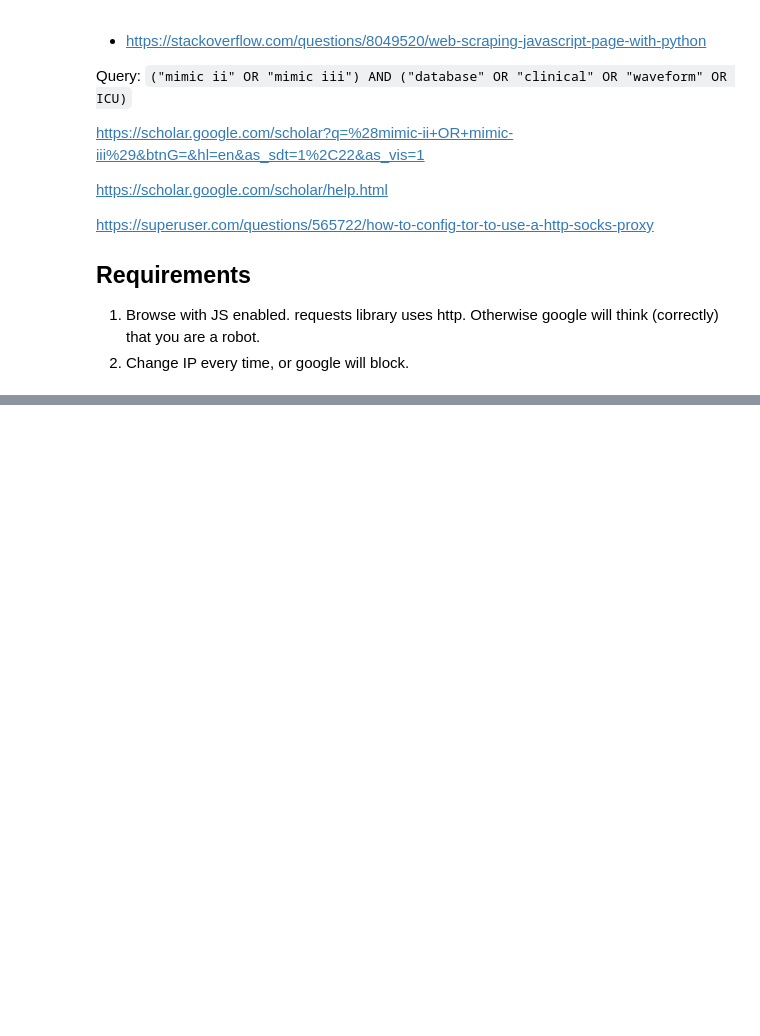
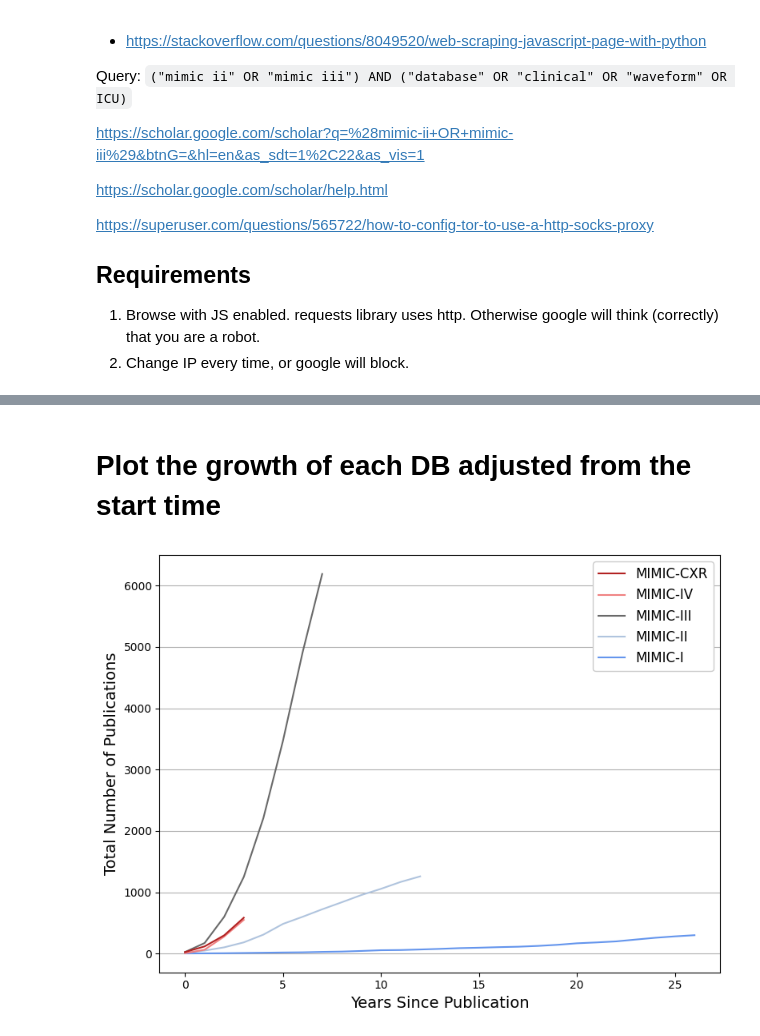
Before and after one commit to MIT-LCP/citation-tracker, a Jupyter notebook: mimic-citations.ipynb, the cells around one changed output, grey strips where cells are left out. Saved outputs shown, nothing was run; the diff lists cells and outputs as text; code cells hidden in the pictures; blank space fills up the shorter version.

```diff
--- a/mimic-citations.ipynb
+++ b/mimic-citations.ipynb
@@ -432,0 +649,39 @@ for i in range(total_results):
+# %% [markdown]
+# Plot the growth of each DB adjusted from the start time
+# %%
+colors = [
+    'cornflowerblue',
+    'lightsteelblue',
+    'dimgray',
+    'lightcoral',
+    'firebrick'
+]
+max_year = 2023
+
+years = [int(y) for y in google_scholar_mimic_pubs[list(google_scholar_mimic_pubs.keys())[0]].keys()]
+db_order = ['mimic-i','mimic-ii','mimic-iii','mimic-iv','mimic-cxr']
+
+plt.figure(figsize=(8,6))
+
+for i,db in enumerate(db_order):
+    for y,v in google_scholar_mimic_pubs[db].items():
+        if v != 0:
+            start_year = int(y)
+            break
+    y_data = [v for y,v in google_scholar_mimic_pubs[db].items() if ((int(y) >= start_year) and (int(y) <= max_year))]
+    y_data = np.cumsum(y_data)
+    x_data = range(len(y_data))
+    plt.plot(x_data, y_data, color=colors[i], label=db.upper())
+
+plt.xlabel('Years Since Publication', fontsize=14)
+plt.ylabel('Total Number of Publications', fontsize=14)
+handles, labels = plt.gca().get_legend_handles_labels()
+order = np.arange(len(db_order)-1, -1, -1)
+legend = plt.legend([handles[i] for i in order], [labels[i] for i in order], loc='upper right', fontsize=12)
+legend.get_frame().set_alpha(1)
+plt.grid(zorder=-1, axis='y')
+plt.tight_layout()
+plt.savefig(os.path.join('search_results', 'google_scholar', 'cumulative_line-plot_baseline.png'))
+plt.show()
+# %% [output]
+[figure, added]
```
Also changed, not shown: parts of 9 cells of this notebook, 2 other files.
